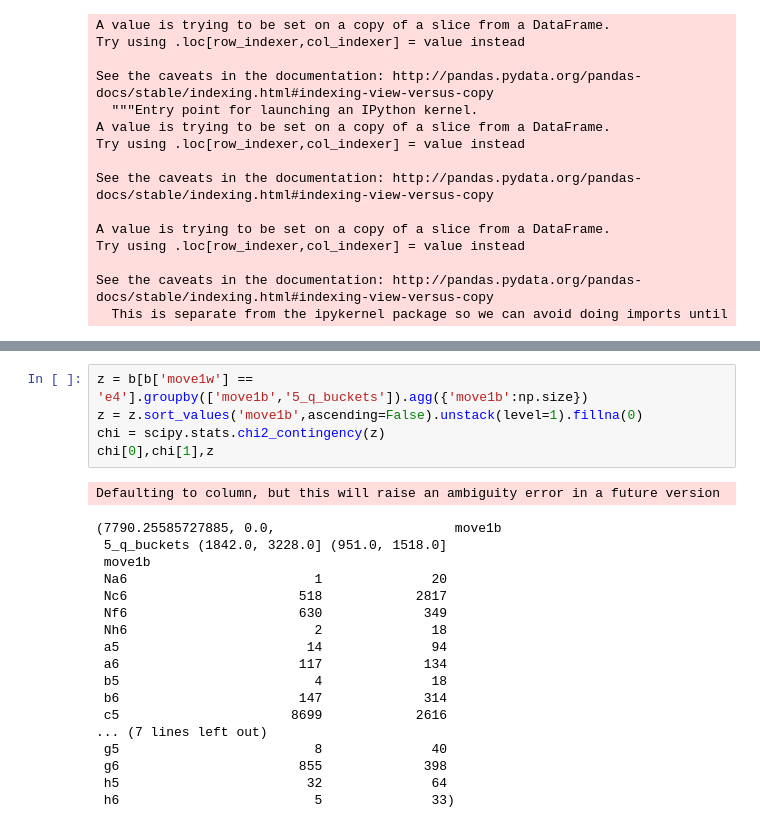
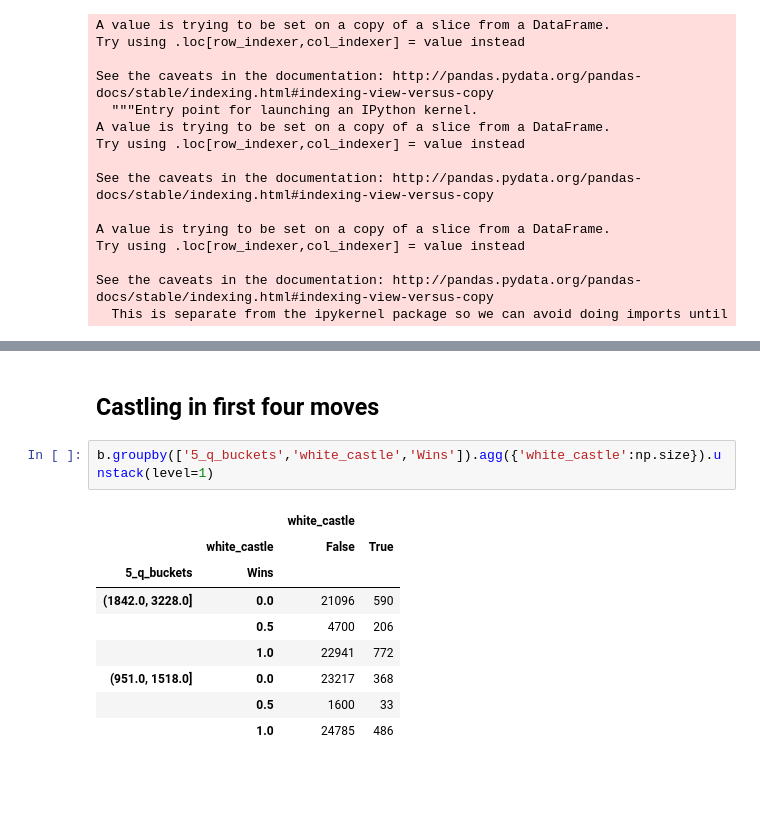
Before and after one commit to crawftv/chessdb, a Jupyter notebook: FICS_exploration.ipynb, the cells around one changed output, grey strips where cells are left out. Drawn from its saved outputs; the diff is of its cells as text; blank space fills up the shorter version.

```diff
--- a/FICS_exploration.ipynb
+++ b/FICS_exploration.ipynb
@@ -314,24 +248,14 @@ chi
-# %%
-z = b[b['move1w'] == 'e4'].groupby(['move1b','5_q_buckets']).agg({'move1b':np.size})
-z = z.sort_values('move1b',ascending=False).unstack(level=1).fillna(0)
-chi = scipy.stats.chi2_contingency(z)
-chi[0],chi[1],z
-# %% [output]
-Defaulting to column, but this will raise an ambiguity error in a future version
-(7790.25585727885, 0.0,                       move1b
- 5_q_buckets (1842.0, 3228.0] (951.0, 1518.0]
- move1b
- Na6                        1              20
- Nc6                      518            2817
- Nf6                      630             349
- Nh6                        2              18
- a5                        14              94
- a6                       117             134
- b5                         4              18
- b6                       147             314
- c5                      8699            2616
-... (7 lines left out)
- g5                         8              40
- g6                       855             398
- h5                        32              64
- h6                         5              33)
+# %% [markdown]
+## Castling in first four moves
+# %%
+b.groupby(['5_q_buckets','white_castle','Wins']).agg({'white_castle':np.size}).unstack(level=1)
+# %% [output]
+|  |  | white_castle |  |
+|  | white_castle | False | True |
+| 5_q_buckets | Wins |  |  |
+| (1842.0, 3228.0] | 0.0 | 21096 | 590 |
+|  | 0.5 | 4700 | 206 |
+|  | 1.0 | 22941 | 772 |
+| (951.0, 1518.0] | 0.0 | 23217 | 368 |
+|  | 0.5 | 1600 | 33 |
+|  | 1.0 | 24785 | 486 |
```
Also changed, not shown: parts of 15 cells of this notebook, 9 other files.
